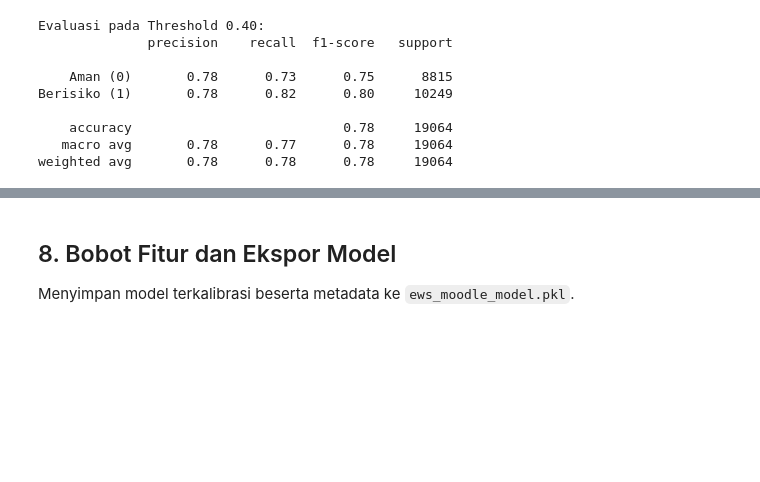
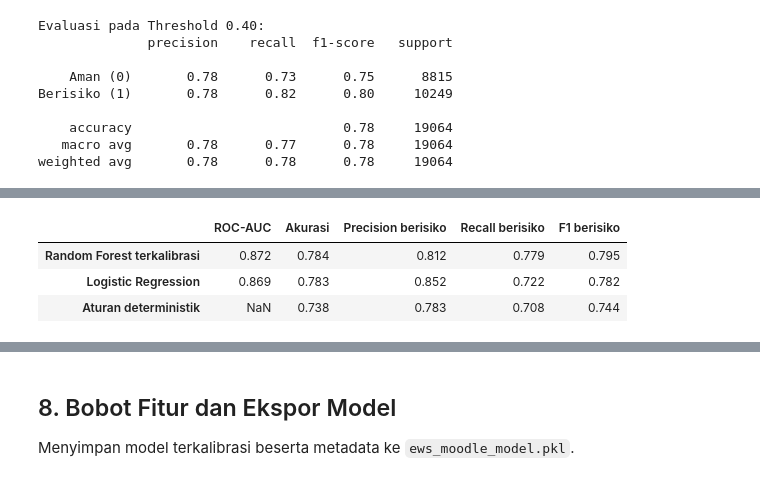
Before and after one commit to RuneSong-ctrl/Model-BK-Ews, a Jupyter notebook: baseline_oulad/model_ews_oulad.ipynb, the cells around one changed output, grey strips where cells are left out. Saved outputs shown, nothing was run; the diff lists cells and outputs as text; code cells hidden in the pictures; blank space fills up the shorter version.

```diff
--- a/baseline_oulad/model_ews_oulad.ipynb
+++ b/baseline_oulad/model_ews_oulad.ipynb
@@ -277,0 +284,38 @@ weighted avg       0.78      0.78      0.78     19064
+# %%
+from sklearn.linear_model import LogisticRegression
+from sklearn.metrics import accuracy_score, f1_score, precision_score, recall_score, roc_curve
+from sklearn.pipeline import make_pipeline
+from sklearn.preprocessing import StandardScaler
+
+lr_model = make_pipeline(StandardScaler(), LogisticRegression(class_weight='balanced', max_iter=2000))
+lr_model.fit(X_train, y_train)
+y_prob_lr = lr_model.predict_proba(X_test)[:, 1]
+
+y_pred_aturan = ((X_test['missing_assignments'] >= 1)
+                 | (X_test['days_inactive'] >= 14)
+                 | (X_test['avg_score'] < 40)).astype(int)
+
+prediksi_biner = {
+    'Random Forest terkalibrasi': (y_prob >= 0.50).astype(int),
+    'Logistic Regression': (y_prob_lr >= 0.50).astype(int),
+    'Aturan deterministik': y_pred_aturan,
+}
+skor_roc = {'Random Forest terkalibrasi': roc_auc_score(y_test, y_prob),
+            'Logistic Regression': roc_auc_score(y_test, y_prob_lr)}
+
+perbandingan = pd.DataFrame({
+    nama: {
+        'ROC-AUC': skor_roc.get(nama, np.nan),
+        'Akurasi': accuracy_score(y_test, pred),
+        'Precision berisiko': precision_score(y_test, pred),
+        'Recall berisiko': recall_score(y_test, pred),
+        'F1 berisiko': f1_score(y_test, pred),
+    }
+    for nama, pred in prediksi_biner.items()
+}).T
+perbandingan.round(3)
+# %% [output]
+|  | ROC-AUC | Akurasi | Precision berisiko | Recall berisiko | F1 berisiko |
+| Random Forest terkalibrasi | 0.872 | 0.784 | 0.812 | 0.779 | 0.795 |
+| Logistic Regression | 0.869 | 0.783 | 0.852 | 0.722 | 0.782 |
+| Aturan deterministik | NaN | 0.738 | 0.783 | 0.708 | 0.744 |
```
Also changed, not shown: parts of 3 cells of this notebook, 5 other files.
